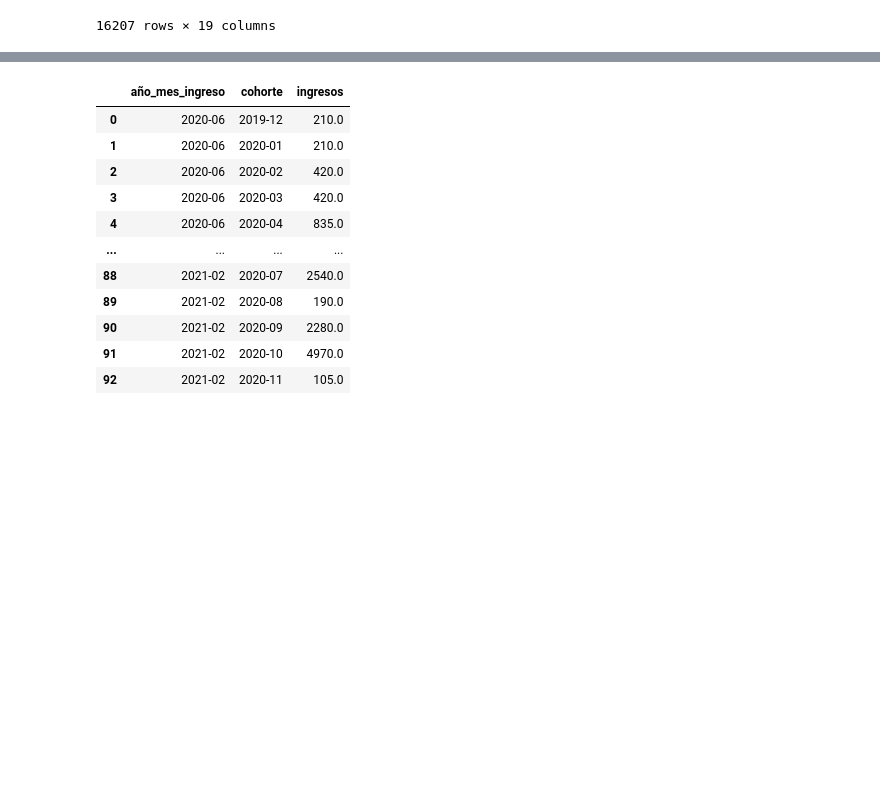
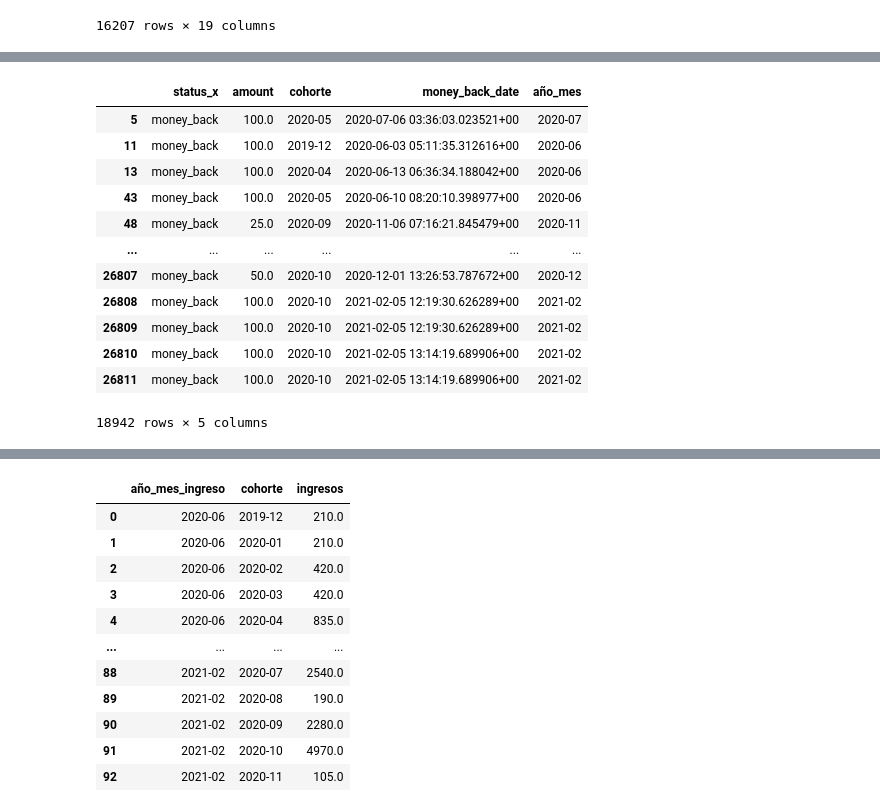
Before and after one commit to moiatgit/project-1-ironhack-payments-es, a Jupyter notebook: grupo3.ipynb, the cells around one changed output, grey strips where cells are left out. Cells and saved outputs as stored; diff of their text form; code cells hidden in the pictures; blank space fills up the shorter version.

```diff
--- a/grupo3.ipynb
+++ b/grupo3.ipynb
@@ -755,0 +768,18 @@ seleccion
+# %%
+# Añadir columna año_mes
+seleccion_cash['año_mes'] = pd.to_datetime(seleccion_cash['money_back_date'], format='mixed').dt.strftime('%Y-%m')
+seleccion_cash
+# %% [output]
+|  | status_x | amount | cohorte | money_back_date | año_mes |
+| 5 | money_back | 100.0 | 2020-05 | 2020-07-06 03:36:03.023521+00 | 2020-07 |
+| 11 | money_back | 100.0 | 2019-12 | 2020-06-03 05:11:35.312616+00 | 2020-06 |
+| 13 | money_back | 100.0 | 2020-04 | 2020-06-13 06:36:34.188042+00 | 2020-06 |
+| 43 | money_back | 100.0 | 2020-05 | 2020-06-10 08:20:10.398977+00 | 2020-06 |
+| 48 | money_back | 25.0 | 2020-09 | 2020-11-06 07:16:21.845479+00 | 2020-11 |
+| ... | ... | ... | ... | ... | ... |
+| 26807 | money_back | 50.0 | 2020-10 | 2020-12-01 13:26:53.787672+00 | 2020-12 |
+| 26808 | money_back | 100.0 | 2020-10 | 2021-02-05 12:19:30.626289+00 | 2021-02 |
+| 26809 | money_back | 100.0 | 2020-10 | 2021-02-05 12:19:30.626289+00 | 2021-02 |
+| 26810 | money_back | 100.0 | 2020-10 | 2021-02-05 13:14:19.689906+00 | 2021-02 |
+| 26811 | money_back | 100.0 | 2020-10 | 2021-02-05 13:14:19.689906+00 | 2021-02 |
+18942 rows × 5 columns
```
Also changed, not shown: parts of 7 cells of this notebook.
